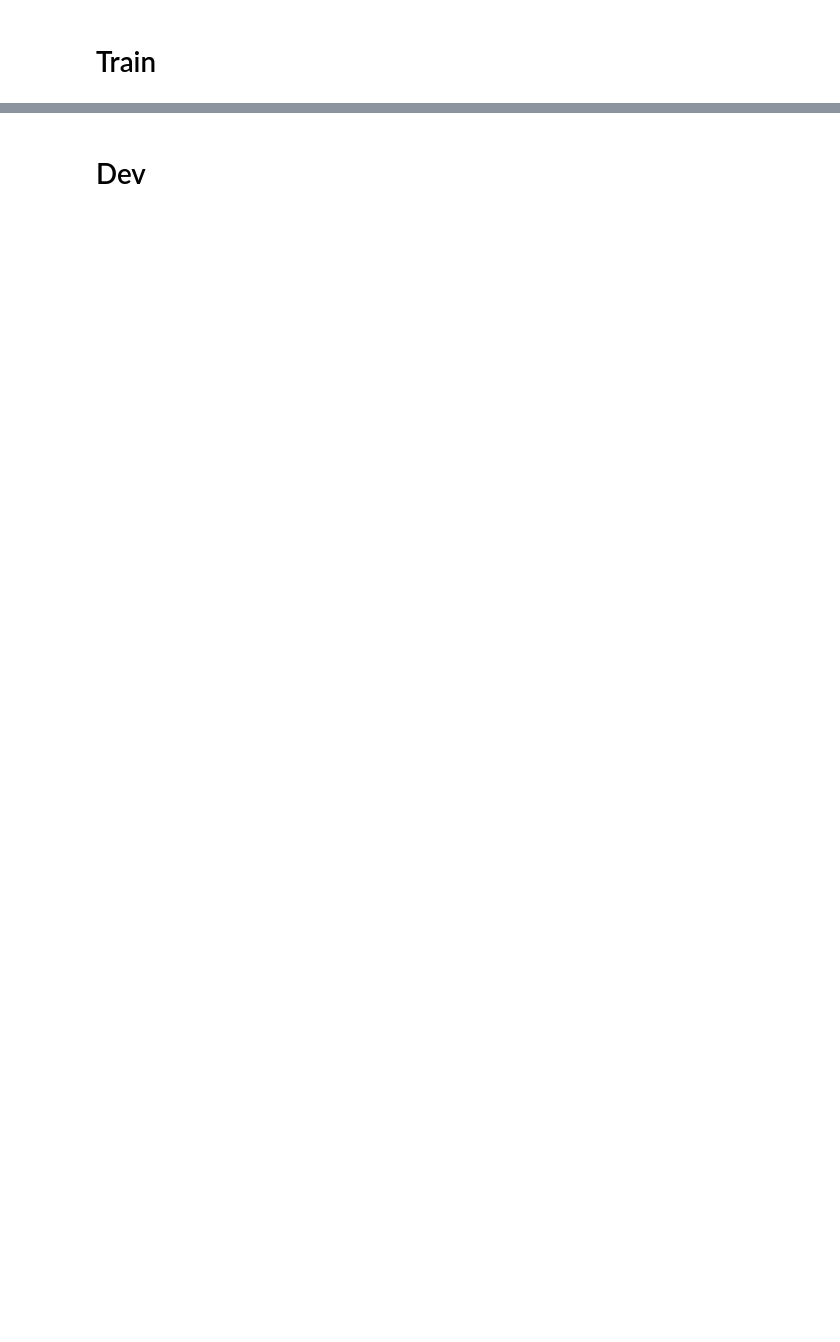
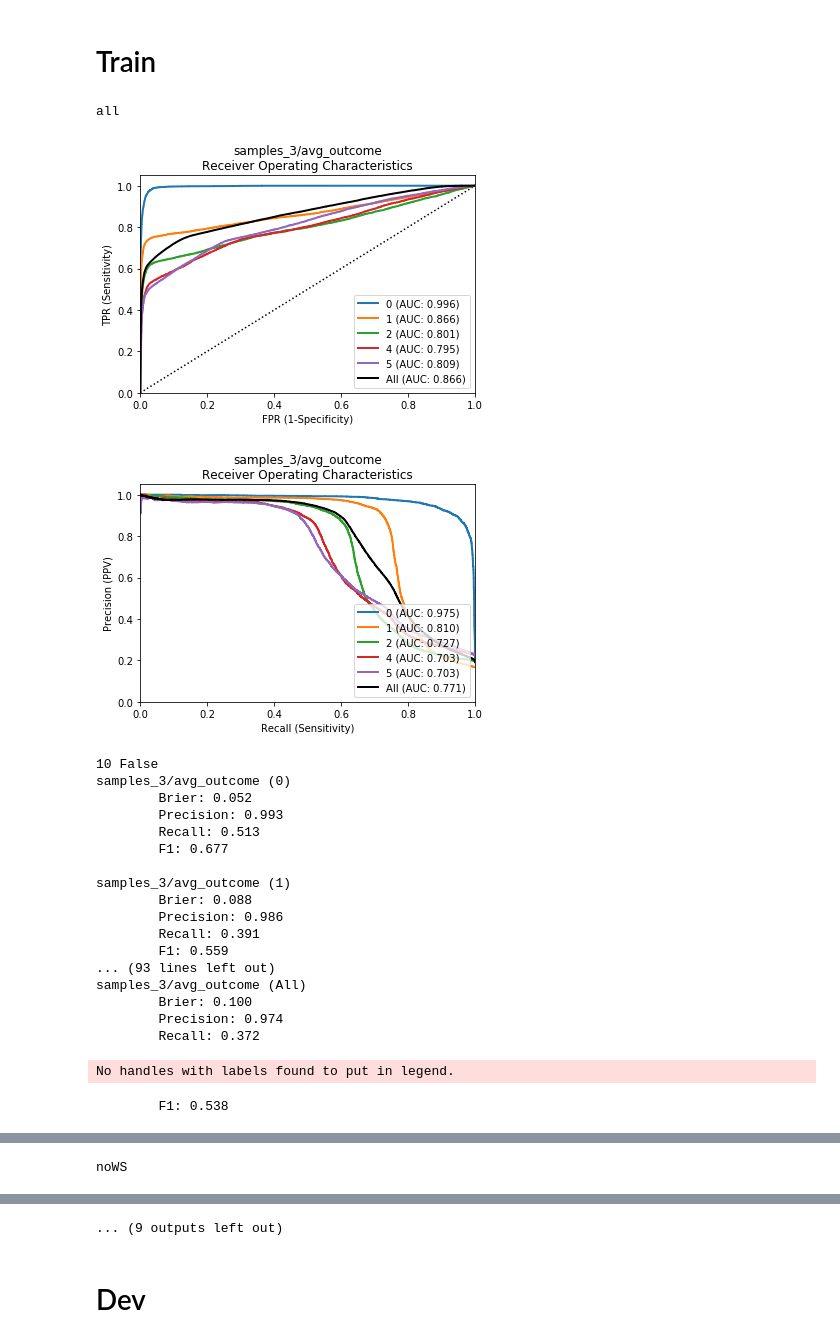
Before and after one commit to eotles/TemporalTransformer, a Jupyter notebook: hopper_full_demo.ipynb, the cells around one changed output, grey strips where cells are left out. Drawn from its saved outputs; the diff is of its cells as text; code cells hidden in the pictures; blank space fills up the shorter version.

Commit message:
updated calibration with option to do quantile

```diff
--- a/hopper_full_demo.ipynb
+++ b/hopper_full_demo.ipynb
@@ -278,7 +314,32 @@ for partition in partitions:
 # %%
 for model_name, model in models.items():
     print(model_name)
     pop_res["train"][model_name].roc_curves()
     pop_res["train"][model_name].pr_curves()
     pop_res["train"][model_name].calibration_curves()
+    pop_res["train"][model_name].calibration_curves(n_bins=2)
+    pop_res["train"][model_name].calibration_curves(quantile=True)
     plt.show()
+# %% [output]
+all
+[figure, added]
+[figure, added]
+10 False
+samples_3/avg_outcome (0)
+        Brier: 0.052
+        Precision: 0.993
+        Recall: 0.513
+        F1: 0.677
+
+samples_3/avg_outcome (1)
+        Brier: 0.088
+        Precision: 0.986
+        Recall: 0.391
+        F1: 0.559
+... (93 lines left out)
+samples_3/avg_outcome (All)
+        Brier: 0.100
+        Precision: 0.974
+        Recall: 0.372
+No handles with labels found to put in legend.
+        F1: 0.538
@@ -284,0 +349 @@ for model_name, model in models.items():
+noWS
@@ -285,3 +352,4 @@ for model_name, model in models.items():
+... (9 outputs left out)
 # %% [markdown]
 # Dev
 # %%
```
Also changed, not shown: parts of 20 cells of this notebook, 1 other file.
